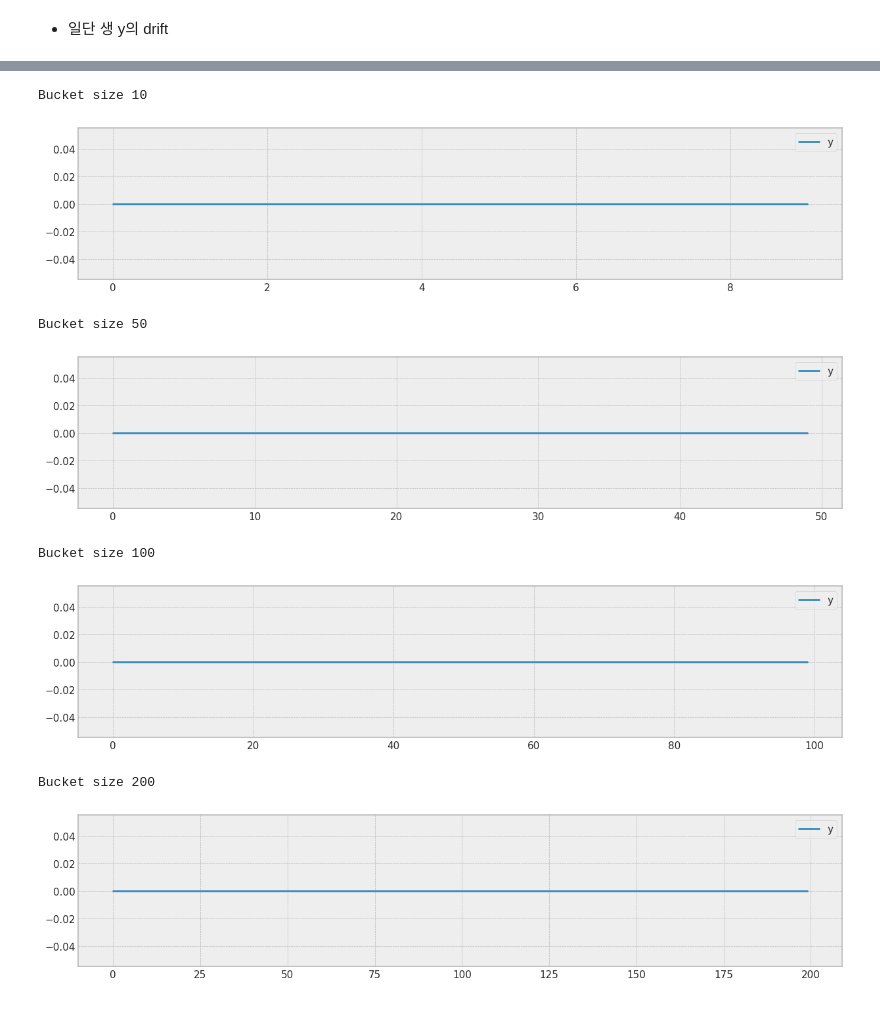
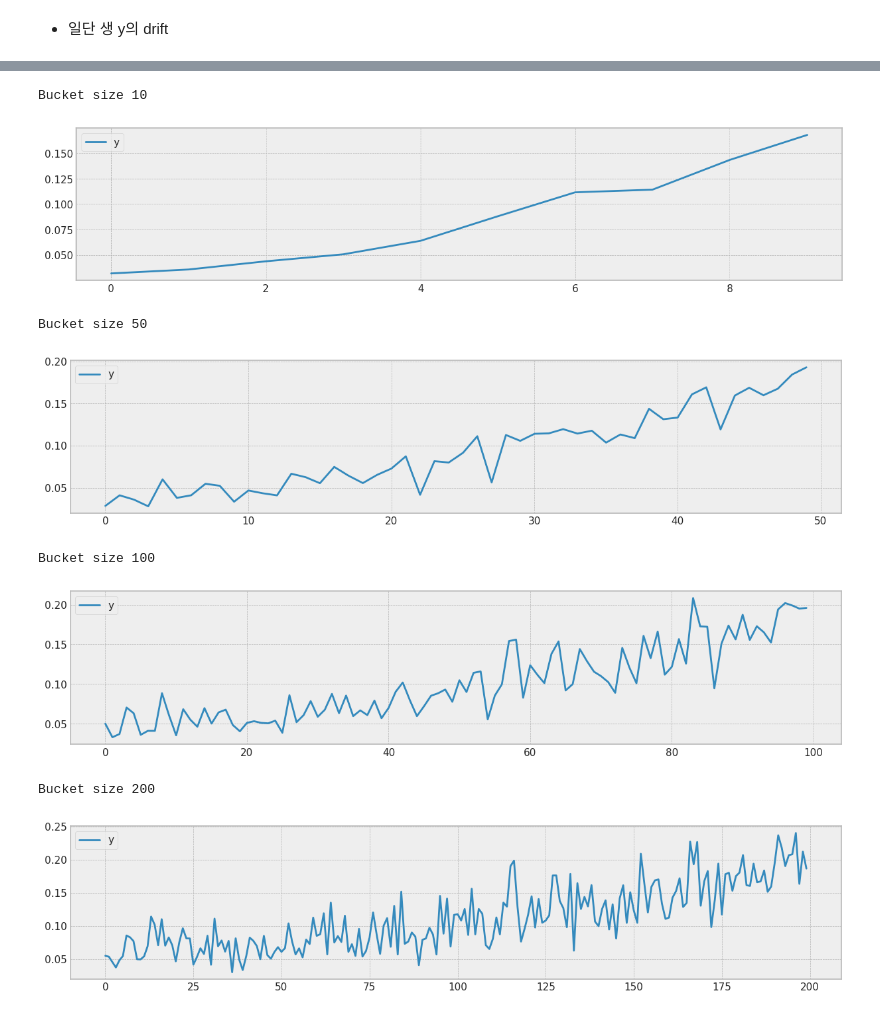
Before and after one commit to dolmani38/concept_drift, a Jupyter notebook: regression_drift_0516.ipynb, the cells around one changed output, grey strips where cells are left out. Cells and saved outputs as stored; diff of their text form; code cells hidden in the pictures.

```diff
--- a/regression_drift_0516.ipynb
+++ b/regression_drift_0516.ipynb
@@ -572,0 +554,10 @@ Bucket size 200
+# %%
+from tqdm import tqdm
+from scipy.stats import entropy
+bucket_size_array=[10,50,100,200]
+
+tx = torch.tensor(X[0:2000].values, dtype=torch.float32)
+y1 = discriminator(generator(tx,0.0)).detach().numpy()
+y2 = discriminator(generator(tx,0.04)).detach().numpy()
+y3 = discriminator(generator(tx,0.08)).detach().numpy()
+ye = entropy(np.concatenate((y1,y2,y3),1),axis=1).reshape(-1,1)
@@ -573,44 +574,36 @@ Bucket size 200
 # %%
-from tqdm import tqdm
-from scipy.stats import entropy
-bucket_size_array=[10,50,100,200]
 
-tx = torch.tensor(X[0:2000].values, dtype=torch.float32)
-y1 = discriminator(generator(tx,0.0)).detach().numpy()
-y2 = discriminator(generator(tx,0.02)).detach().numpy()
-y3 = discriminator(generator(tx,0.04)).detach().numpy()
-ye = entropy(np.concatenate((y1,y2,y3),1)).reshape(-1,1)
 
 for bucket_size in bucket_size_array:
     #bucket_size = 10
     print('Bucket size',bucket_size)
     MIS = {}
     for col in ['y']:
         MIS[col] = []
 
     step_size = int((x.shape[0]-2000)/bucket_size)
     for bk in tqdm(range(bucket_size)):
         #print(bk,step_size)
         tx = torch.tensor(X[bk*step_size+2000:bk*step_size+step_size+2000].values, dtype=torch.float32)
         predicted_y1 = discriminator(generator(tx,0.0)).detach().numpy()
-        predicted_y2 = discriminator(generator(tx,0.02)).detach().numpy()
-        predicted_y3 = discriminator(generator(tx,0.04)).detach().numpy()
+        predicted_y2 = discriminator(generator(tx,0.04)).detach().numpy()
+        predicted_y3 = discriminator(generator(tx,0.08)).detach().numpy()
         predicted_ys = np.concatenate((predicted_y1,predicted_y2,predicted_y3),1)
 
-        ks = __ks_drift(ye,entropy(predicted_ys).reshape(-1,1))
+        ks = __ks_drift(ye,entropy(predicted_ys,axis=1).reshape(-1,1))
         #print(ks[:,0])
         for ix,col in enumerate(['y']):
             MIS[col].append(ks[:,0][ix])
 
     df_mis = pd.DataFrame(MIS)
     df_mis.plot(figsize=(15,3))
     plt.show()
 # %% [output]
 Bucket size 10
-[figure, old version]
+[figure, new version]
 Bucket size 50
-[figure, old version]
+[figure, new version]
 Bucket size 100
-[figure, old version]
+[figure, new version]
 Bucket size 200
-[figure, old version]
+[figure, new version]
```
Also changed, not shown: parts of 16 cells of this notebook.
